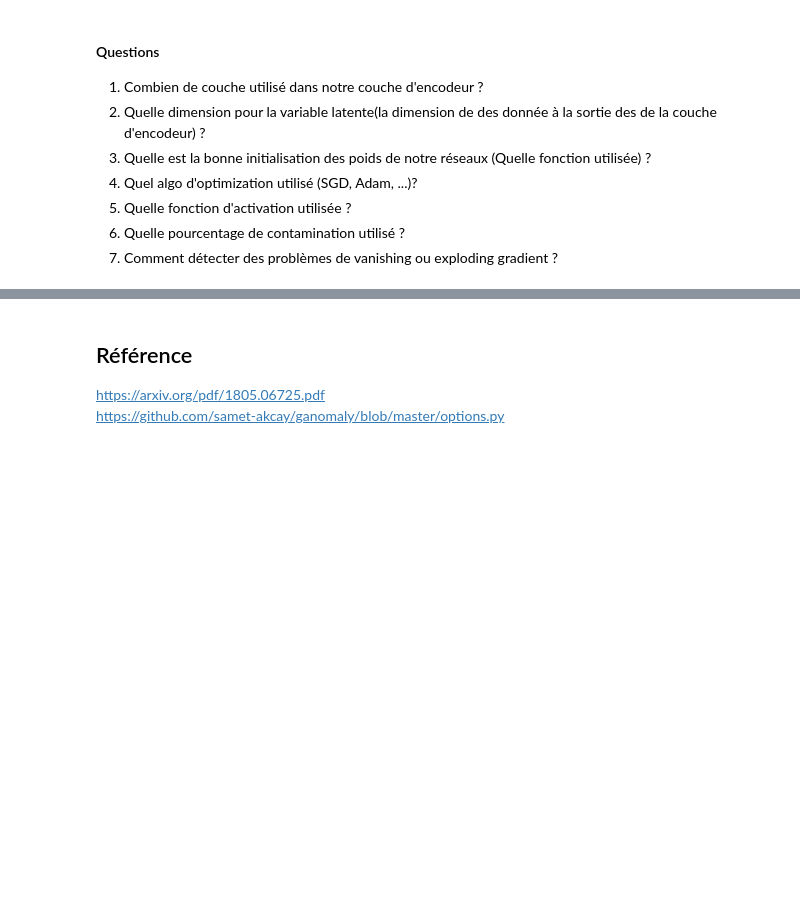
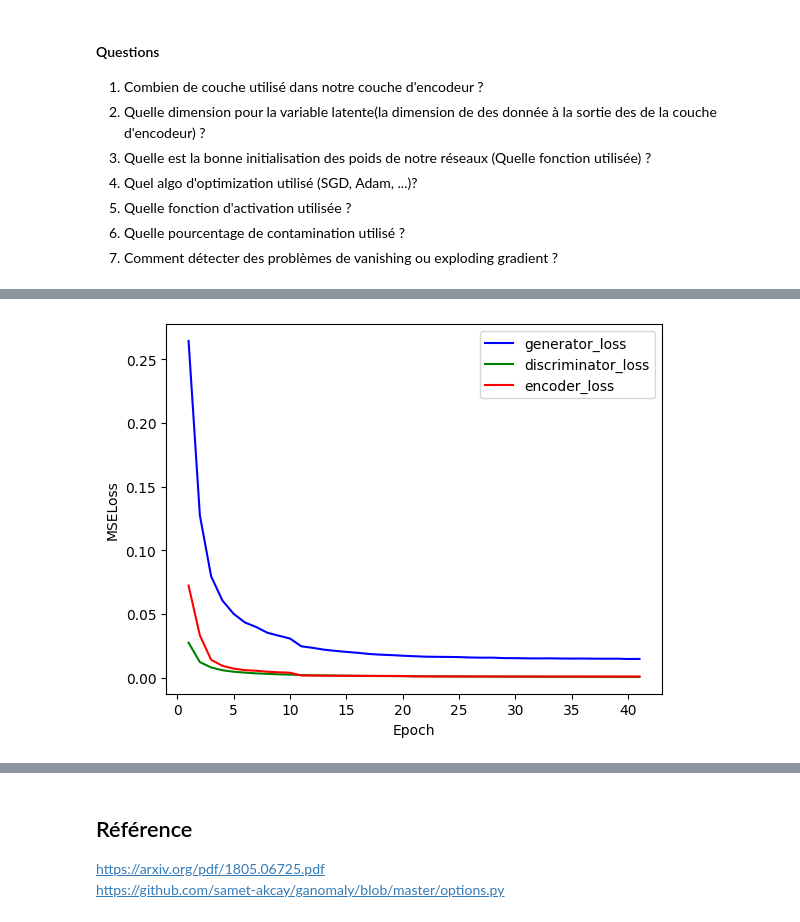
Before and after one commit to dahsie/anomalie_detection, a Jupyter notebook: src/GANomal.ipynb, the cells around one changed output, grey strips where cells are left out. Saved outputs shown, nothing was run; the diff lists cells and outputs as text; code cells hidden in the pictures; blank space fills up the shorter version.

```diff
--- a/src/GANomal.ipynb
+++ b/src/GANomal.ipynb
@@ -637,0 +811,13 @@ roc_auc 0.880172776394401
+# %%
+n=len(history['generator_loss'])
+epoch=[i for i in range(1,n+1)]
+plt.plot(epoch,history['generator_loss'],label="generator_loss",color='blue')
+plt.plot(epoch,history['discriminator_loss'],label="discriminator_loss",color='green')
+plt.plot(epoch,history['encoder_loss'],label="encoder_loss",color='red')
+
+plt.ylabel("MSELoss")
+plt.xlabel("Epoch")
+plt.legend()
+plt.show()
+# %% [output]
+[figure, added]
```
Also changed, not shown: parts of 27 cells of this notebook, 2 other files.
